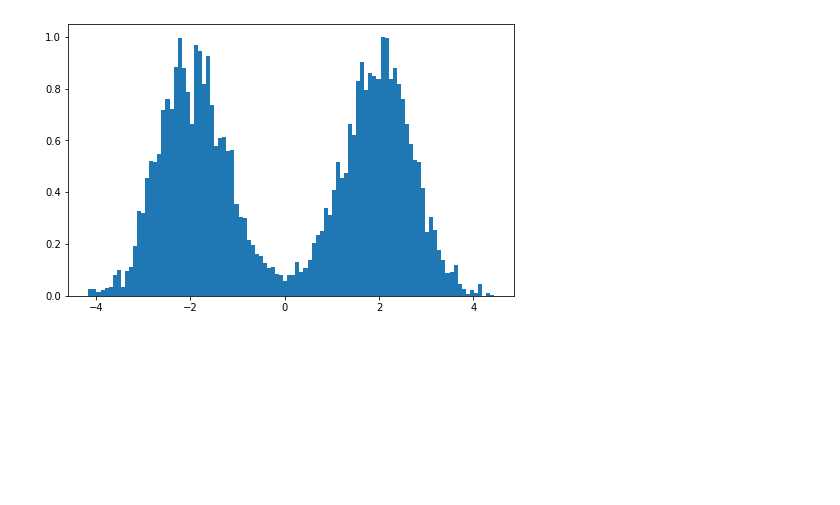
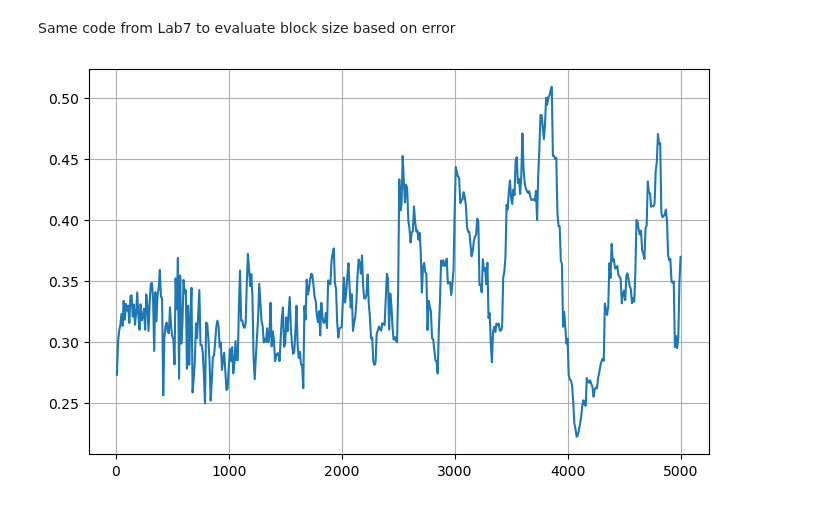
Before and after one commit to YggdrasilUrthr/NSL, a Jupyter notebook: Lab8/Lab8.ipynb, the cells around one changed output. Saved outputs shown, nothing was run; the diff lists cells and outputs as text; code cells hidden in the pictures; blank space fills up the shorter version.

```diff
--- a/Lab8/Lab8.ipynb
+++ b/Lab8/Lab8.ipynb
@@ -1,17 +0,0 @@
-# %%
-import numpy as np
-import matplotlib.pyplot as plt
-
-csv_path = "./CSV/"
-plt.rcParams['figure.figsize'] = [8, 5]
-
-data = np.loadtxt(csv_path + "Ex8_sample_test.csv", delimiter=',')
-
-counts, bins = np.histogram(data, 100)
-counts = counts / np.max(counts)
-binscenters = np.array([0.5 * (bins[i] + bins[i+1]) for i in range(len(bins)-1)])
-
-plt.hist(bins[:-1], bins, weights=counts)
-plt.show()
-# %% [output]
-[figure, removed]
@@ -17,0 +10,48 @@ plt.show()
+# %% [markdown]
+Same code from Lab7 to evaluate block size based on error
+# %%
+def Error(sum, sum2, iblk):
+
+    return math.sqrt(abs(sum2 - sum ** 2) / iblk)
+
+# No need to calculate the error for each block, but only the last block error
+
+def ComputeFinalBlockError(in_data, M, L):
+
+    N = int(M / L)       # Number of blocks
+
+    sum = 0.0
+    sum2 = 0.0
+
+    for i in range(0, N):
+
+        # Faster than for loop
+        blk_avg = np.sum(in_data[(i * L):((i + 1) * L - 1)]) / L
+
+        sum += blk_avg
+        sum2 += (blk_avg ** 2)
+
+    sum /= N
+    sum2 /= N
+
+    return Error(sum, sum2, N)
+# %%
+calib_data = np.loadtxt(calib_path + "E.csv", delimiter=',')
+
+M = 2e4
+L_min = 10
+L_max = int(5e3)
+L_range = range(L_min, L_max + 1, 10)       # Step 10 not to overcrowd graph
+
+last_blk_errors = []
+
+for L in L_range:
+
+    last_blk_errors.append(ComputeFinalBlockError(calib_data[:, 1], M, L))
+
+plt.plot(L_range, last_blk_errors)
+plt.grid(True)
+
+plt.show()
+# %% [output]
+[figure, added]
```
Also changed, not shown: parts of 10 cells of this notebook, 26 other files.
